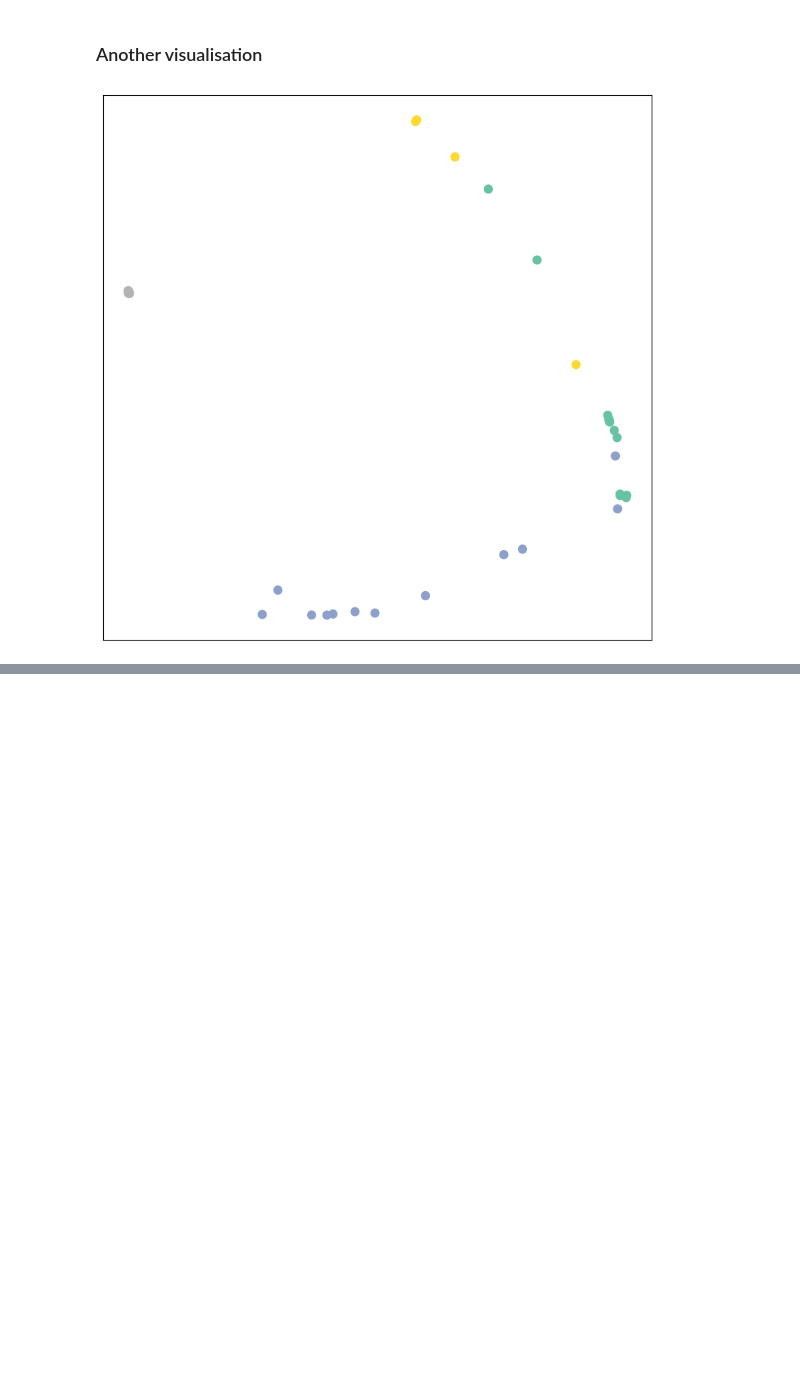
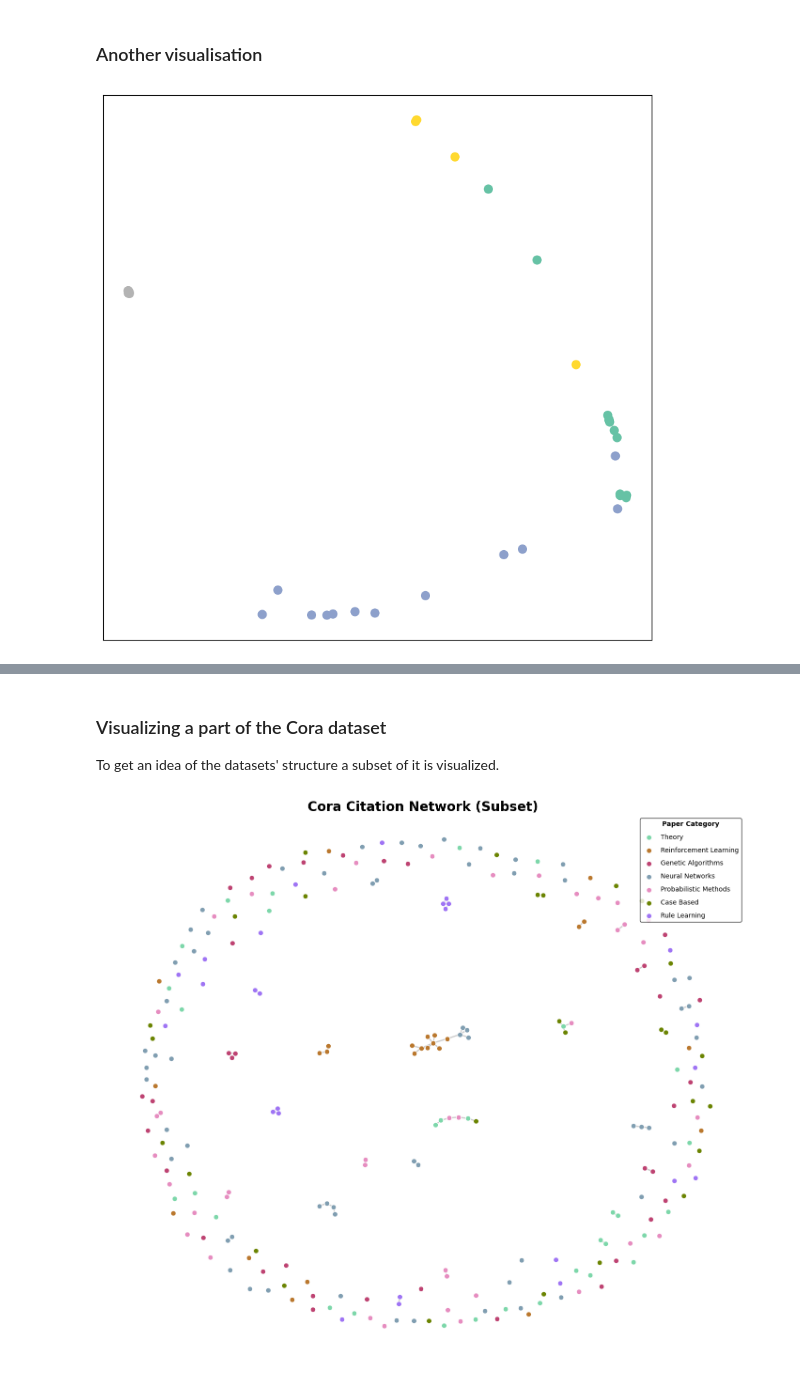
Before and after one commit to wilfred11/gnn-first-steps, a Jupyter notebook: gnns-initial-steps.ipynb, the cells around one changed output, grey strips where cells are left out. Saved outputs shown, nothing was run; the diff lists cells and outputs as text; code cells hidden in the pictures; blank space fills up the shorter version.

```diff
--- a/gnns-initial-steps.ipynb
+++ b/gnns-initial-steps.ipynb
@@ -723,0 +820,57 @@ visualize_tsne(h, color=data.y)
+# %% [markdown]
+### Visualizing a part of the Cora dataset
+
+To get an idea of the datasets' structure a subset of it is visualized.
+# %%
+def visualize_graph():
+    # Convert to networkx graph
+    G = to_networkx(data, to_undirected=True)
+
+    # Create a subset of nodes for better visualization
+    # Using the first 250 nodes for clarity
+    nodes_subset = list(range(250))
+    G_sub = G.subgraph(nodes_subset)
+
+    # Get the corresponding labels for the subset
+    node_labels_subset = data.y[nodes_subset].numpy()
+
+    # Position nodes using spring layout
+    pos = nx.spring_layout(G_sub, seed=42)
+
+    plt.figure(figsize=(14, 12), facecolor='white')
+    plt.axis('off')
+    plt.tight_layout()
+    plt.title("Cora Citation Network (Subset)", fontsize=20, fontweight='bold')
+
+    # Draw edges first so they're in the background
+    nx.draw_networkx_edges(G_sub, pos, alpha=0.2, edge_color="#050000", width=2)
+
+    # Draw nodes with pastel colors according to class
+    for i in range(dataset.num_classes):
+        nx.draw_networkx_nodes(
+            G_sub, pos,
+            nodelist=[n for n, label in enumerate(node_labels_subset) if label == i],
+            node_color=colors[i],
+            node_size=60,  # Slightly larger nodes
+            edgecolors='white',  # White borders for nodes
+            linewidths=0.8,
+            label=class_names[i]
+        )
+    # Draw edges first so they're in the background
+    #nx.draw_networkx_edges(G_sub, pos, alpha=0.2, edge_color="#000000", width=1.1)
+
+    # Custom legend with a light background
+    legend = plt.legend(scatterpoints=1, frameon=True, labelspacing=1,
+                         title='Paper Category', loc='upper right',
+                         facecolor='white', edgecolor="#000000")
+    legend.get_title().set_fontweight('bold')
+
+    # Set the background color
+    plt.gca().set_facecolor('#FFFFFF')
+
+    plt.tight_layout()
+    #plt.savefig("cora_network_visualization.png", dpi=300, bbox_inches='tight', facecolor='white')
+    plt.show()
+visualize_graph()
+# %% [output]
+[figure, added]
```
Also changed, not shown: parts of 18 cells of this notebook, 2 other files.
